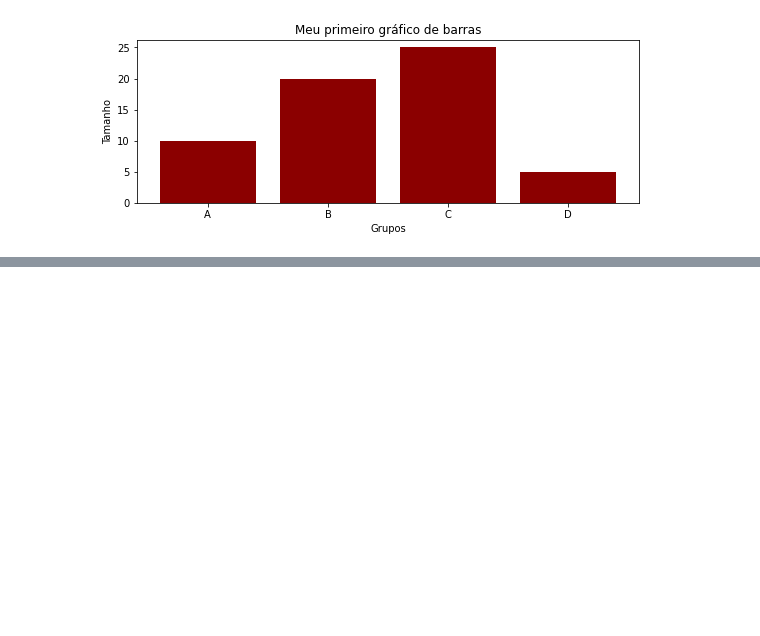
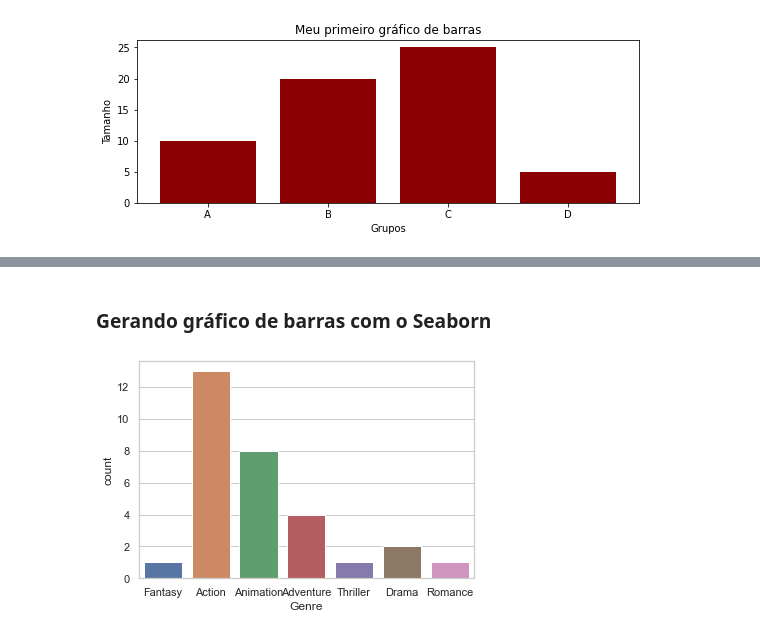
Before and after one commit to JpLimags/curso_vizualiza-o_dados_LeadDell, a Jupyter notebook: grafBar_matplotlib1.ipynb, the cells around one changed output, grey strips where cells are left out. Drawn from its saved outputs; the diff is of its cells as text; code cells hidden in the pictures; blank space fills up the shorter version.

```diff
--- a/grafBar_matplotlib1.ipynb
+++ b/grafBar_matplotlib1.ipynb
@@ -26,0 +75,8 @@ plt.show()
+# %% [markdown]
+### Gerando gráfico de barras com o Seaborn
+# %%
+sns.set(style ="whitegrid")
+sns.countplot(x='Genre', data = filmes)
+plt.show()
+# %% [output]
+[figure, added]
```
Also changed, not shown: parts of 9 cells of this notebook.
